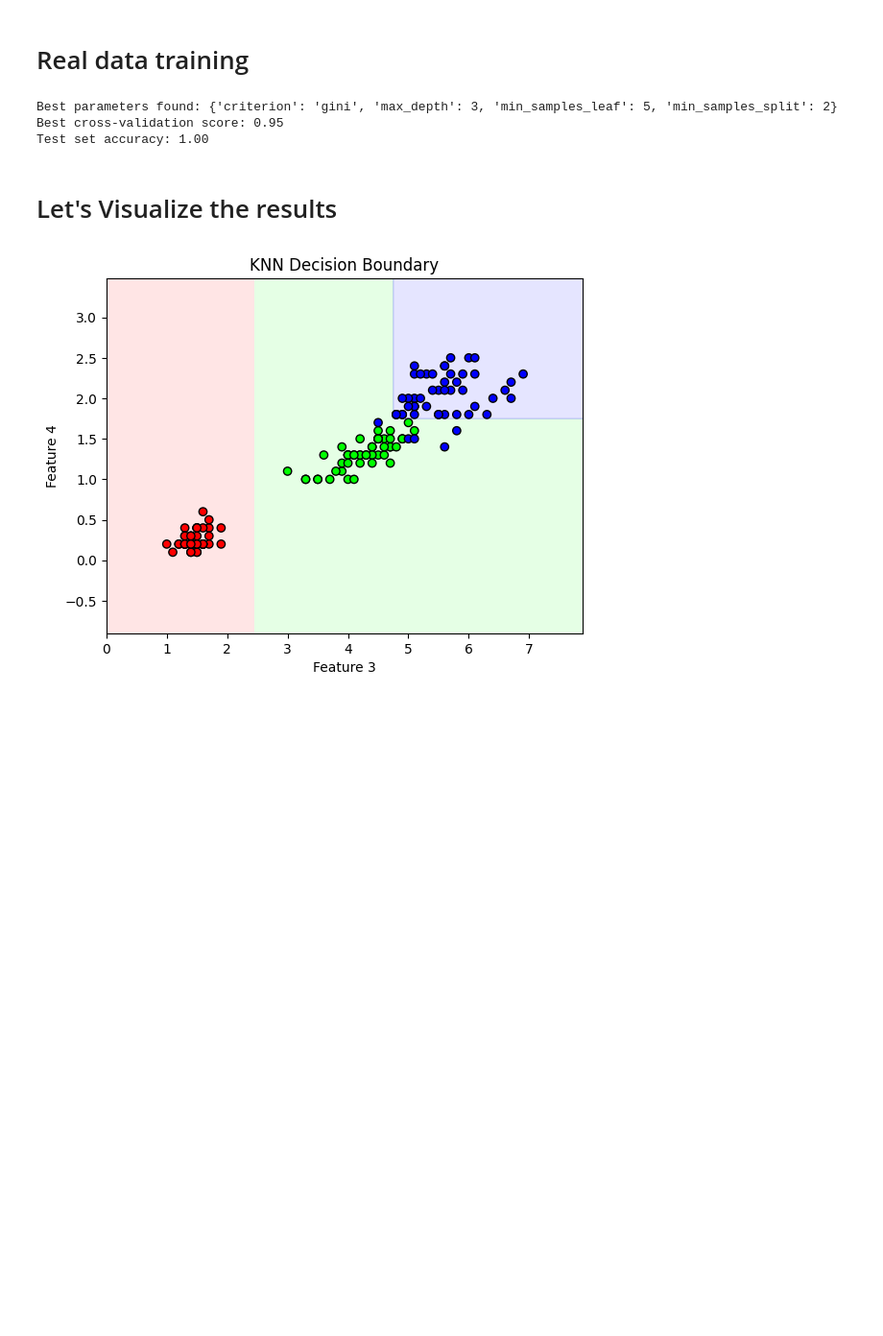
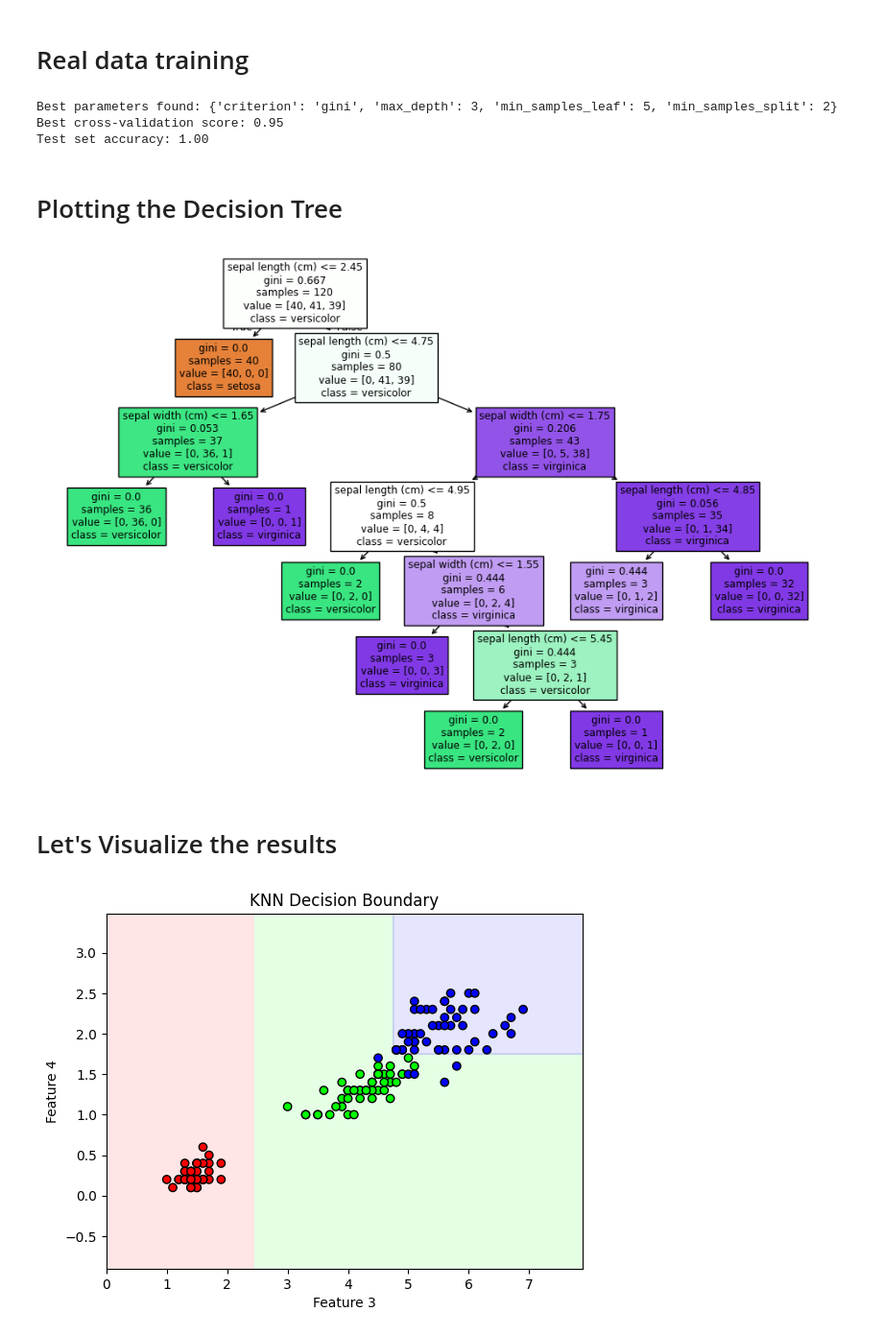
Before and after one commit to eng-abdelrahman-sharaf/Torpedo, a Jupyter notebook: ML/basic_models/decision_tree.ipynb, the cells around one changed output. Shown at 96% size. Saved outputs shown, nothing was run; the diff lists cells and outputs as text; code cells hidden in the pictures; blank space fills up the shorter version.

Commit message:
plotting the decision tree

```diff
--- a/ML/basic_models/decision_tree.ipynb
+++ b/ML/basic_models/decision_tree.ipynb
@@ -73,6 +73,15 @@ print(f"Test set accuracy: {accuracy:.2f}")
 Best parameters found: {'criterion': 'gini', 'max_depth': 3, 'min_samples_leaf': 5, 'min_samples_split': 2}
 Best cross-validation score: 0.95
 Test set accuracy: 1.00
+# %% [markdown]
+# Plotting the Decision Tree
+# %%
+# Plot the Decision Tree
+plt.figure(figsize=(12, 8))
+tree.plot_tree(clf, filled=True, feature_names=data.feature_names, class_names=data.target_names)
+plt.show()
+# %% [output]
+[figure, added]
 # %% [markdown]
 # Let's Visualize the results
 # %%
```
